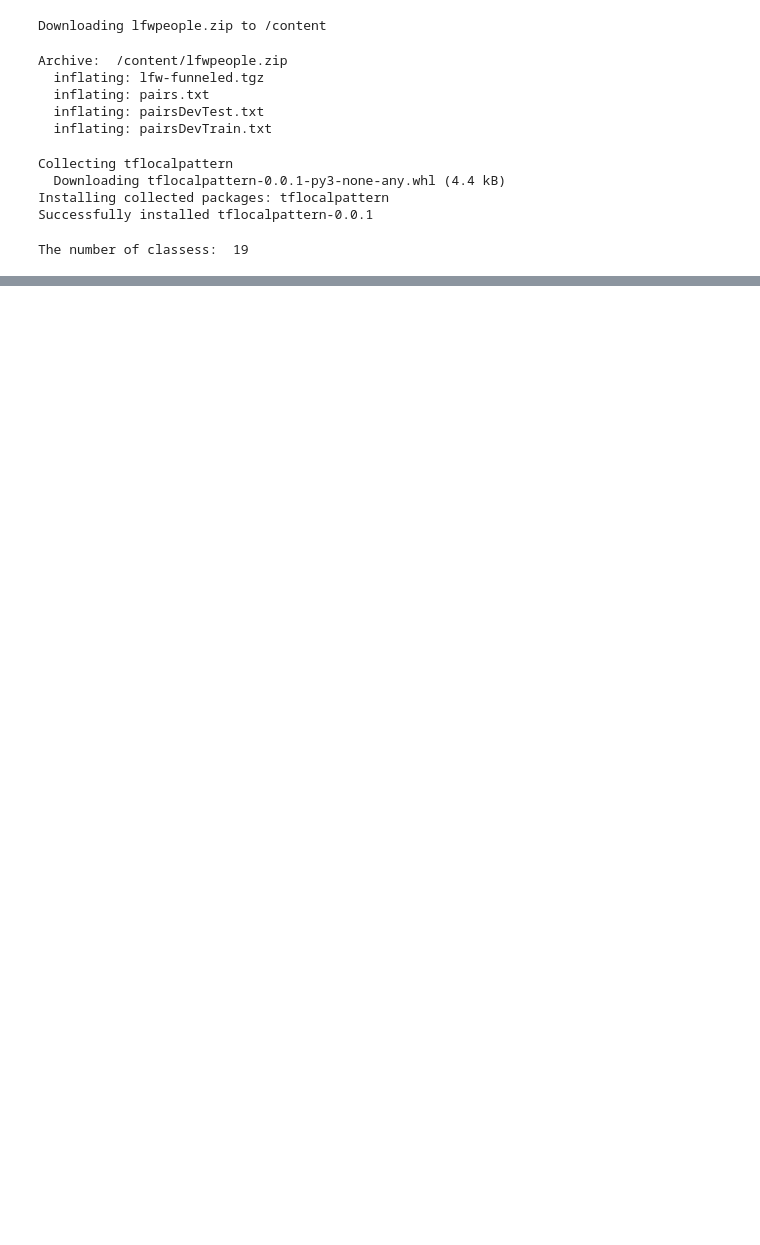
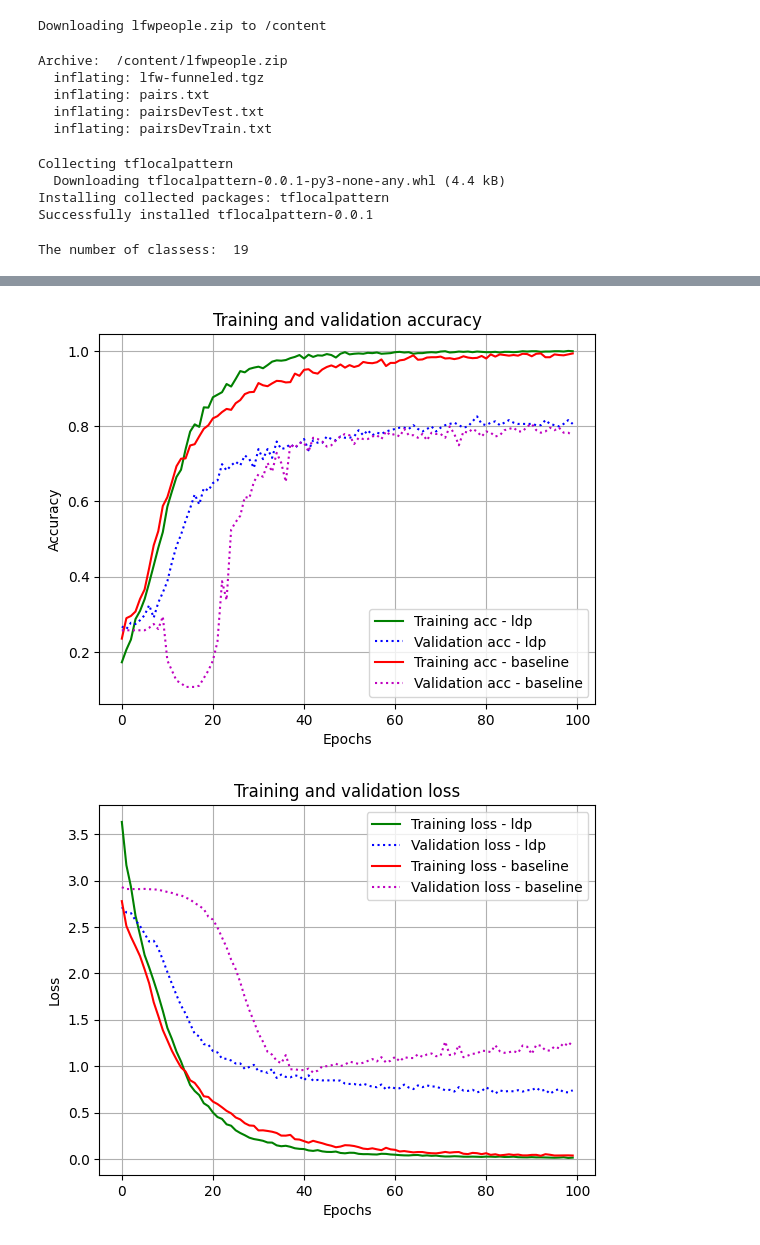
Before and after one commit to Soukainnaaa/Soukainnaaa, a Jupyter notebook: face_feature.ipynb, the cells around one changed output, grey strips where cells are left out. Saved outputs shown, nothing was run; the diff lists cells and outputs as text; code cells hidden in the pictures; blank space fills up the shorter version.

```diff
--- a/face_feature.ipynb
+++ b/face_feature.ipynb
@@ -66,0 +96,8 @@ The number of classess:  19
+# %%
+# normalization
+x_train = x_train.astype('float32')/255.0
+x_test  = x_test.astype( 'float32')/255.0
+
+# convert integer labesls to categorical vectors
+y_train = to_categorical(y_train,nclasses)
+y_test  = to_categorical(y_test, nclasses)
@@ -66,0 +270,40 @@ The number of classess:  19
+# %%
+# plot accuracy and loss graphs
+# model_ldp
+acc1      = history1.history['acc']
+val_acc1  = history1.history['val_acc']
+loss1     = history1.history['loss']
+val_loss1 = history1.history['val_loss']
+# model_base
+acc2      = history2.history['acc']
+val_acc2  = history2.history['val_acc']
+loss2     = history2.history['loss']
+val_loss2 = history2.history['val_loss']
+
+plt.figure(2)
+epochs = range(len(acc1))
+plt.plot(epochs, acc1,     'g', label='Training acc - ldp')
+plt.plot(epochs, val_acc1, 'b:',label='Validation acc - ldp')
+plt.plot(epochs, acc2,     'r', label='Training acc - baseline')
+plt.plot(epochs, val_acc2, 'm:',label='Validation acc - baseline')
+plt.title('Training and validation accuracy')
+plt.xlabel('Epochs')
+plt.ylabel('Accuracy')
+plt.grid()
+plt.legend()
+plt.show()
+
+plt.figure(3)
+plt.plot(epochs, loss1,     'g',  label='Training loss - ldp')
+plt.plot(epochs, val_loss1, 'b:', label='Validation loss - ldp')
+plt.plot(epochs, loss2,     'r',  label='Training loss - baseline')
+plt.plot(epochs, val_loss2, 'm:', label='Validation loss - baseline')
+plt.title( 'Training and validation loss')
+plt.xlabel('Epochs')
+plt.ylabel('Loss')
+plt.legend()
+plt.grid()
+plt.show()
+# %% [output]
+[figure, added]
+[figure, added]
```
Also changed, not shown: parts of 8 cells of this notebook.
